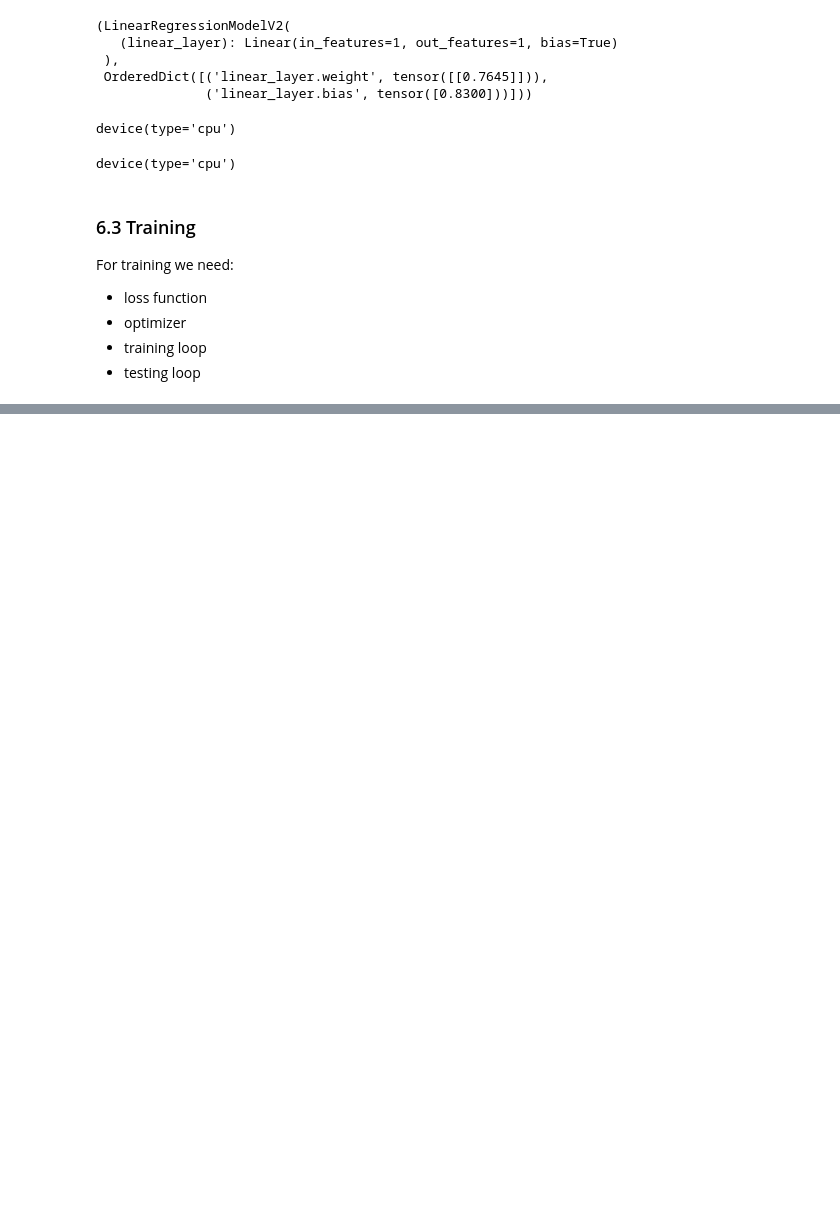
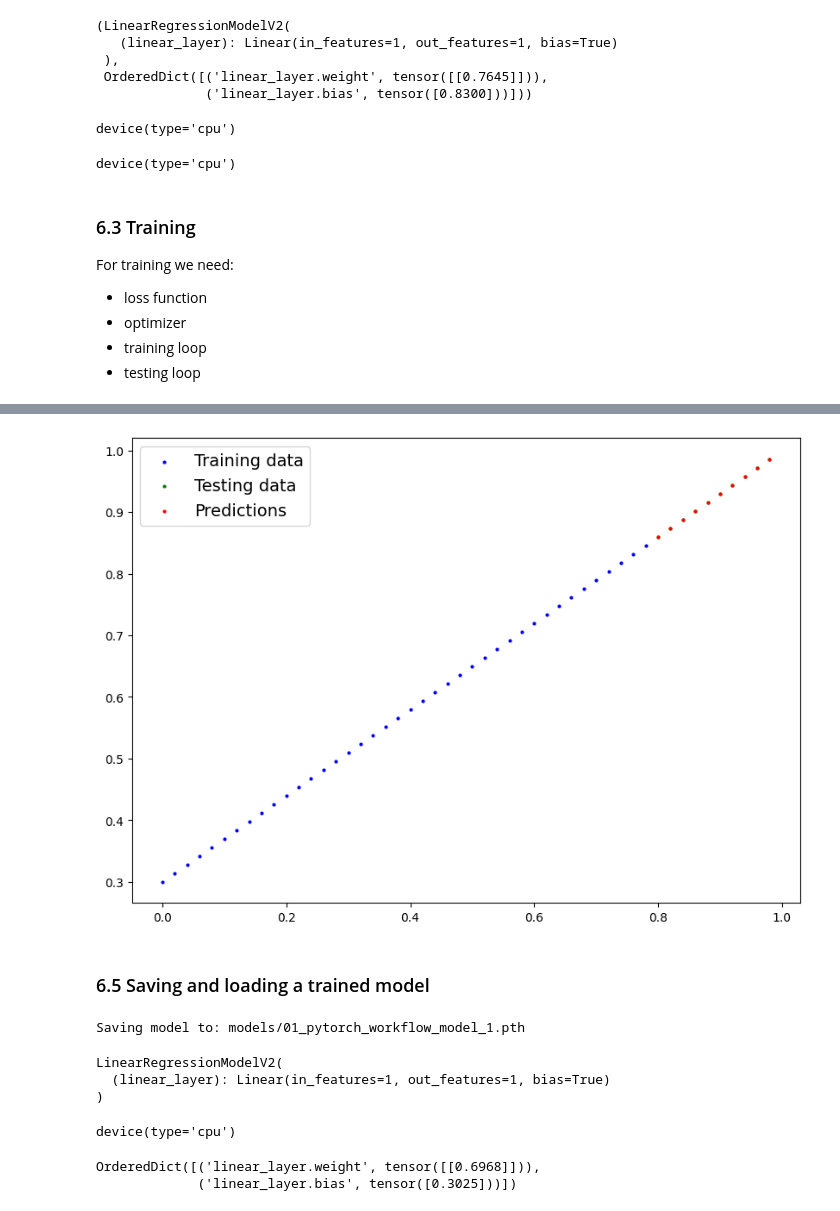
Before and after one commit to Takosaga/pytorch_for_dl_and_ml, a Jupyter notebook: 01_workflow/workflow_notes.ipynb, the cells around one changed output, grey strips where cells are left out. Drawn from its saved outputs; the diff is of its cells as text; code cells hidden in the pictures; blank space fills up the shorter version.

```diff
--- a/01_workflow/workflow_notes.ipynb
+++ b/01_workflow/workflow_notes.ipynb
@@ -463,7 +463,7 @@ Using device: cpu
 # %%
 # create some data using linear regression formula of y = weight * X + bias
 weight = 0.7
-bias = 0.2
+bias = 0.3
 
 # Create range values
 start = 0
@@ -631,0 +634,8 @@ weight, bias
+# %%
+# turn model into evaluation mode
+model_1.eval()
+
+# make prediction on the test data
+with torch.inference_mode():
+    y_preds = model_1(X_test)
+y_preds
@@ -631,0 +653,49 @@ weight, bias
+# %%
+# check out model prediction
+plot_predictions(predictions=y_preds.cpu())
+# %% [output]
+[figure, added]
+# %% [markdown]
+### 6.5 Saving and loading a trained model
+# %%
+from pathlib import Path
+
+# 1. Create models dic
+MODEL_PATH = Path("models")
+MODEL_PATH.mkdir(parents=True, exist_ok=True) #creating folder, no error if exist
+
+# 2. Create model save path
+MODEL_NAME = "01_pytorch_workflow_model_1.pth" #name of model
+MODEL_SAVE_PATH = MODEL_PATH / MODEL_NAME # where it will be saved
+
+
+# 3. Save the model state dict
+print(f"Saving model to: {MODEL_SAVE_PATH}")
+torch.save(obj=model_1.state_dict(),
+            f=MODEL_SAVE_PATH)
+# %% [output]
+Saving model to: models/01_pytorch_workflow_model_1.pth
+# %%
+# load a pytorch
+
+# create new instance of linear regression model v2
+loaded_model_1 = LinearRegressionModelV2()
+
+# load saved model
+loaded_model_1.load_state_dict(torch.load(MODEL_SAVE_PATH))
+
+# put the loaded model to device
+loaded_model_1.to(device)
+# %% [output]
+LinearRegressionModelV2(
+  (linear_layer): Linear(in_features=1, out_features=1, bias=True)
+)
+# %%
+next(loaded_model_1.parameters()).device
+# %% [output]
+device(type='cpu')
+# %%
+loaded_model_1.state_dict()
+# %% [output]
+OrderedDict([('linear_layer.weight', tensor([[0.6968]])),
+             ('linear_layer.bias', tensor([0.3025]))])
```
Also changed, not shown: parts of 7 cells of this notebook, 2 other files.
